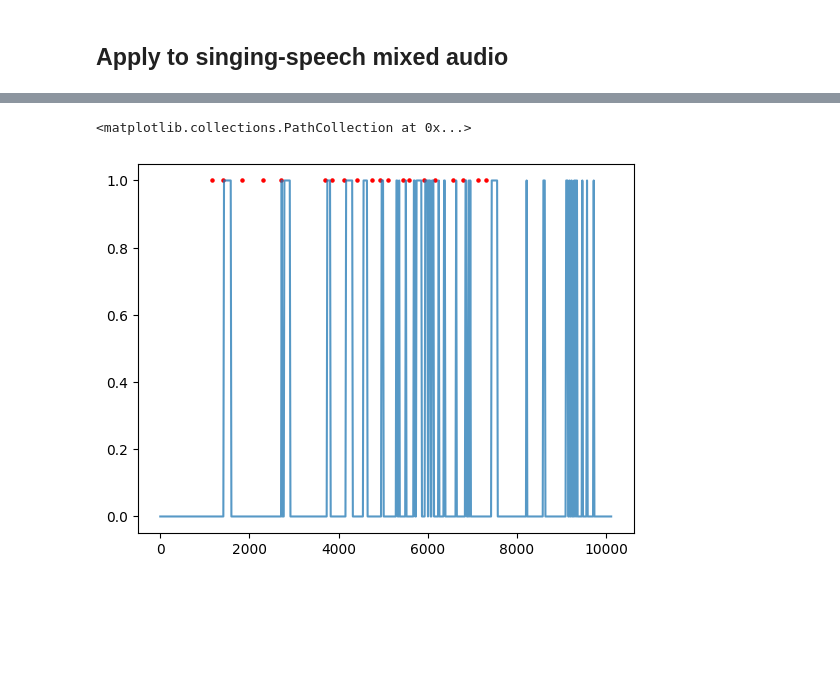
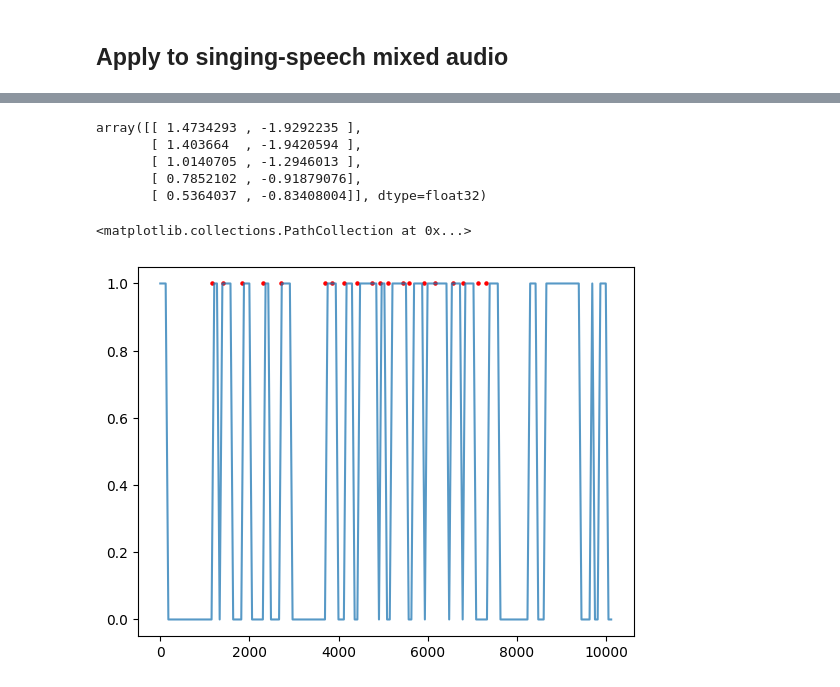
Before and after one commit to EricEricEricJin/ECE539-Group-Project, a Jupyter notebook: music_speech_clf.ipynb, the cells around one changed output, grey strips where cells are left out. Drawn from its saved outputs; the diff is of its cells as text; code cells hidden in the pictures; blank space fills up the shorter version.

Commit message:
Rewrote all code, enabled variable input size, used majority voting

```diff
--- a/music_speech_clf.ipynb
+++ b/music_speech_clf.ipynb
@@ -150,0 +126,3 @@ Input shape: (5166, 129, 1)
+# %%
+for i in train_ds.take(1):
+  print(i[1])
@@ -215,18 +213,20 @@ plt.show()
 # %% [markdown]
 ## Apply to singing-speech mixed audio
 # %%
-waveform, _ = get_waveform_and_label(
-    "/content/drive/My Drive/Colab Notebooks/ECE539_Project/xxm_mixed/BV1bT411S7ck.wav")
+BV1bT411S7ck = "/content/drive/My Drive/Colab Notebooks/ECE539_Project/xxm_mixed/BV1bT411S7ck.wav"
+
+audio_binary = tf.io.read_file(BV1bT411S7ck)
+audio, _ = tf.audio.decode_wav(audio_binary)
+waveform = tf.squeeze(audio)
 # %%
-CHUNK_SIZE = 661500
-STEP_SIZE = CHUNK_SIZE // 2
+STEP_SIZE = CHUNK_SAMPLE // 2
 len(waveform)
 
 pred_list = []
 
 model_input_list = []
-for i in range((len(waveform) - CHUNK_SIZE) // STEP_SIZE + 1):
-  wave_ith = waveform[i * STEP_SIZE : i * STEP_SIZE + CHUNK_SIZE]
+for i in range((len(waveform) - CHUNK_SAMPLE) // STEP_SIZE + 1):
+  wave_ith = waveform[i * STEP_SIZE : i * STEP_SIZE + CHUNK_SAMPLE]
   model_input_list.append(tf.expand_dims(get_spectrogram(wave_ith), -1))
 # %%
 # for i in range((len(waveform) - CHUNK_SIZE) // STEP_SIZE + 1):
@@ -238,6 +238,6 @@ for i in range((len(waveform) - CHUNK_SIZE) // STEP_SIZE + 1):
 #   pred = model.predict(model_input)
 #   pred_list.append(pred)
 
-pred_list = model.predict(tf.reshape(model_input_list, (len(model_input_list), 5166, 129, 1)))
+pred_list = model.predict(tf.reshape(model_input_list, (len(model_input_list), *input_shape)))
 pred_list.shape
 # %% [output]
@@ -263,7 +263,29 @@ plt.show()
+# %%
+pred_list[0:5]
+# %% [output]
+array([[ 1.4734293 , -1.9292235 ],
+       [ 1.403664  , -1.9420594 ],
+       [ 1.0140705 , -1.2946013 ],
+       [ 0.7852102 , -0.91879076],
+       [ 0.5364037 , -0.83408004]], dtype=float32)
 # %%
-threshold = 4
-plt.plot(np.linspace(0, 10111, len(pred_list)), pred_list[:,1] - pred_list[:,0] > threshold, alpha=0.75, label="OUT[singing]-OUT[speech]")
+#########################
+# Apply majority voting #
+#########################
+
+MV_PTS = 20
+
+mv_list = []
+for i in range(0, len(pred_list) - MV_PTS + 1, MV_PTS):
+  if (pred_list[i : i+MV_PTS, 1] - pred_list[i : i+MV_PTS, 0] > 0).sum() > MV_PTS / 2:
+    mv_list.append(1)
+  else:
+    mv_list.append(0)
+mv_list = np.array(mv_list)
+
+threshold = 0
+plt.plot(np.linspace(0, 10111, len(mv_list)), mv_list, alpha=0.75, label="pred")
 plt.scatter(marker, np.ones(len(marker)), c='r', s=5, label="Actual label")
 # %% [output]
 <matplotlib.collections.PathCollection at 0x...>
-[figure, old version]
+[figure, new version]
```
Also changed, not shown: parts of 22 cells of this notebook.
